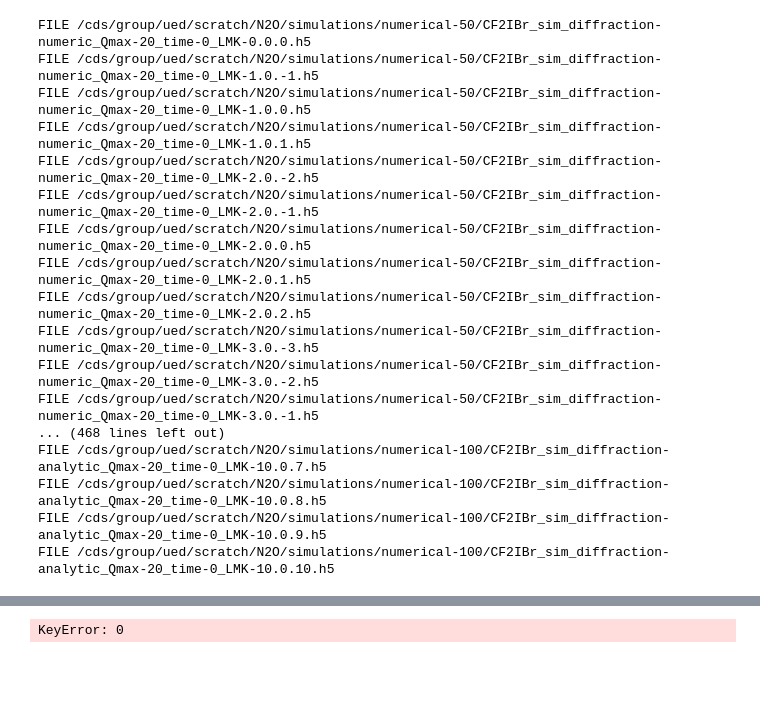
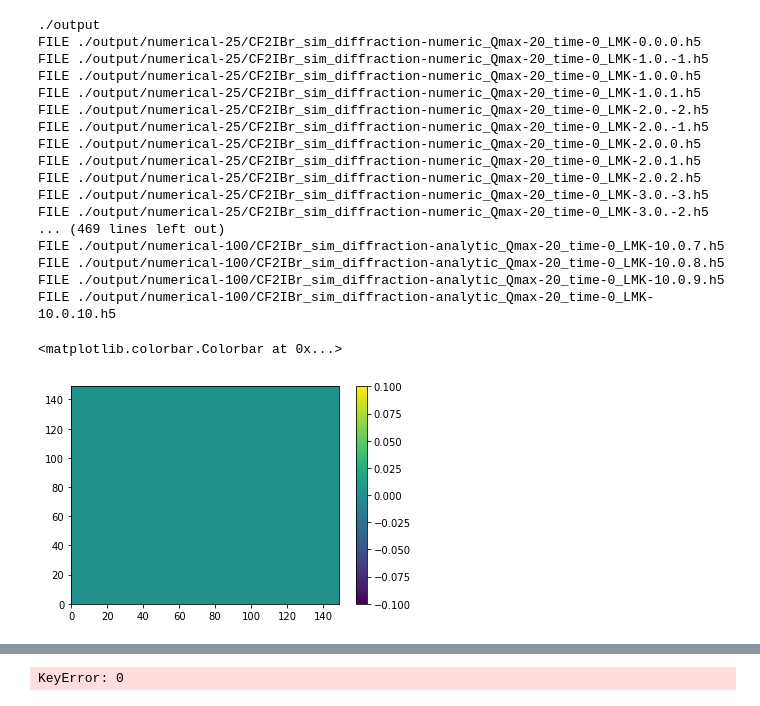
Before and after one commit to khegazy/physics_simulations, a Jupyter notebook: diffractionSimulation/validation/compareSims.ipynb, the cells around one changed output, grey strips where cells are left out. Cells and saved outputs as stored; diff of their text form; code cells hidden in the pictures; blank space fills up the shorter version.

```diff
--- a/diffractionSimulation/validation/compareSims.ipynb
+++ b/diffractionSimulation/validation/compareSims.ipynb
@@ -28,9 +35,14 @@ q_map = np.sqrt(q_x_lf**2 + q_z_lf**2)
 # %%
+print(params.simOutputDir)
 mol_mod_raw_anl, mol_mod_raw_num = {}, {}
-for sm in sims:
-    mol_mod_raw_anl[sm] = {}
-    mol_mod_raw_num[sm] = {}
-    for stype in sim_types:
+for stype in sim_types:
+    for sm in sims:
+        if stype == "analytic":
+            if len(mol_mod_raw_anl) > 0:
+                continue
+        else:
+            mol_mod_raw_num[sm] = {}
+
         for l in range(0, L_max+1):
             for k in np.arange(-1*l, l+1):
                 suffix = "-"+str(l)+".0."+str(k)
@@ -38,7 +50,7 @@ for sm in sims:
                 if stype == "numeric":
                     dir_name = os.path.join(params.simOutputDir, sm)
                 else:
-                    dir_name = os.path.join(params.simOutputDir, sims[-1])
+                    dir_name = os.path.join(params.simOutputDir, sims[-1])#"analyticc")
 
                 fName = os.path.join(
                     dir_name,
@@ -48,26 +60,30 @@ for sm in sims:
 
                 with h5py.File(fName, "r") as h5:
                     mol_mod_raw_ = h5["mol_diffraction_raw"][:]/h5["atm_diffraction"][:]
+                    q = h5["q"][:]
+
 
                 if stype == "analytic":
-                    mol_mod_raw_anl[sm][(l,0,k)] = copy(mol_mod_raw_)
+                    mol_mod_raw_anl[(l,0,k)] = copy(mol_mod_raw_)
+                    anl_old[(l,0,k)] = copy(mol_mod_raw_)
+                    q_old = copy(q)
                 else:
                     mol_mod_raw_num[sm][(l,0,k)] = copy(mol_mod_raw_)
 # %% [output]
-FILE /cds/group/ued/scratch/N2O/simulations/numerical-50/CF2IBr_sim_diffraction-numeric_Qmax-20_time-0_LMK-0.0.0.h5
-FILE /cds/group/ued/scratch/N2O/simulations/numerical-50/CF2IBr_sim_diffraction-numeric_Qmax-20_time-0_LMK-1.0.-1.h5
-FILE /cds/group/ued/scratch/N2O/simulations/numerical-50/CF2IBr_sim_diffraction-numeric_Qmax-20_time-0_LMK-1.0.0.h5
-FILE /cds/group/ued/scratch/N2O/simulations/numerical-50/CF2IBr_sim_diffraction-numeric_Qmax-20_time-0_LMK-1.0.1.h5
-FILE /cds/group/ued/scratch/N2O/simulations/numerical-50/CF2IBr_sim_diffraction-numeric_Qmax-20_time-0_LMK-2.0.-2.h5
-FILE /cds/group/ued/scratch/N2O/simulations/numerical-50/CF2IBr_sim_diffraction-numeric_Qmax-20_time-0_LMK-2.0.-1.h5
-FILE /cds/group/ued/scratch/N2O/simulations/numerical-50/CF2IBr_sim_diffraction-numeric_Qmax-20_time-0_LMK-2.0.0.h5
-FILE /cds/group/ued/scratch/N2O/simulations/numerical-50/CF2IBr_sim_diffraction-numeric_Qmax-20_time-0_LMK-2.0.1.h5
-FILE /cds/group/ued/scratch/N2O/simulations/numerical-50/CF2IBr_sim_diffraction-numeric_Qmax-20_time-0_LMK-2.0.2.h5
-FILE /cds/group/ued/scratch/N2O/simulations/numerical-50/CF2IBr_sim_diffraction-numeric_Qmax-20_time-0_LMK-3.0.-3.h5
-FILE /cds/group/ued/scratch/N2O/simulations/numerical-50/CF2IBr_sim_diffraction-numeric_Qmax-20_time-0_LMK-3.0.-2.h5
-FILE /cds/group/ued/scratch/N2O/simulations/numerical-50/CF2IBr_sim_diffraction-numeric_Qmax-20_time-0_LMK-3.0.-1.h5
-... (468 lines left out)
-FILE /cds/group/ued/scratch/N2O/simulations/numerical-100/CF2IBr_sim_diffraction-analytic_Qmax-20_time-0_LMK-10.0.7.h5
-FILE /cds/group/ued/scratch/N2O/simulations/numerical-100/CF2IBr_sim_diffraction-analytic_Qmax-20_time-0_LMK-10.0.8.h5
-FILE /cds/group/ued/scratch/N2O/simulations/numerical-100/CF2IBr_sim_diffraction-analytic_Qmax-20_time-0_LMK-10.0.9.h5
-FILE /cds/group/ued/scratch/N2O/simulations/numerical-100/CF2IBr_sim_diffraction-analytic_Qmax-20_time-0_LMK-10.0.10.h5
+./output
+FILE ./output/numerical-25/CF2IBr_sim_diffraction-numeric_Qmax-20_time-0_LMK-0.0.0.h5
+FILE ./output/numerical-25/CF2IBr_sim_diffraction-numeric_Qmax-20_time-0_LMK-1.0.-1.h5
+FILE ./output/numerical-25/CF2IBr_sim_diffraction-numeric_Qmax-20_time-0_LMK-1.0.0.h5
+FILE ./output/numerical-25/CF2IBr_sim_diffraction-numeric_Qmax-20_time-0_LMK-1.0.1.h5
+FILE ./output/numerical-25/CF2IBr_sim_diffraction-numeric_Qmax-20_time-0_LMK-2.0.-2.h5
+FILE ./output/numerical-25/CF2IBr_sim_diffraction-numeric_Qmax-20_time-0_LMK-2.0.-1.h5
+FILE ./output/numerical-25/CF2IBr_sim_diffraction-numeric_Qmax-20_time-0_LMK-2.0.0.h5
+FILE ./output/numerical-25/CF2IBr_sim_diffraction-numeric_Qmax-20_time-0_LMK-2.0.1.h5
+FILE ./output/numerical-25/CF2IBr_sim_diffraction-numeric_Qmax-20_time-0_LMK-2.0.2.h5
+FILE ./output/numerical-25/CF2IBr_sim_diffraction-numeric_Qmax-20_time-0_LMK-3.0.-3.h5
+FILE ./output/numerical-25/CF2IBr_sim_diffraction-numeric_Qmax-20_time-0_LMK-3.0.-2.h5
+... (469 lines left out)
+FILE ./output/numerical-100/CF2IBr_sim_diffraction-analytic_Qmax-20_time-0_LMK-10.0.7.h5
+FILE ./output/numerical-100/CF2IBr_sim_diffraction-analytic_Qmax-20_time-0_LMK-10.0.8.h5
+FILE ./output/numerical-100/CF2IBr_sim_diffraction-analytic_Qmax-20_time-0_LMK-10.0.9.h5
+FILE ./output/numerical-100/CF2IBr_sim_diffraction-analytic_Qmax-20_time-0_LMK-10.0.10.h5
@@ -73,0 +92,6 @@ FILE /cds/group/ued/scratch/N2O/simulations/numerical-100/CF2IBr_sim_diffraction
+# %%
+plt.pcolormesh(q_new-q_old)
+plt.colorbar()
+# %% [output]
+<matplotlib.colorbar.Colorbar at 0x...>
+[figure, added]
```
Also changed, not shown: parts of 23 cells of this notebook, 2 other files.
